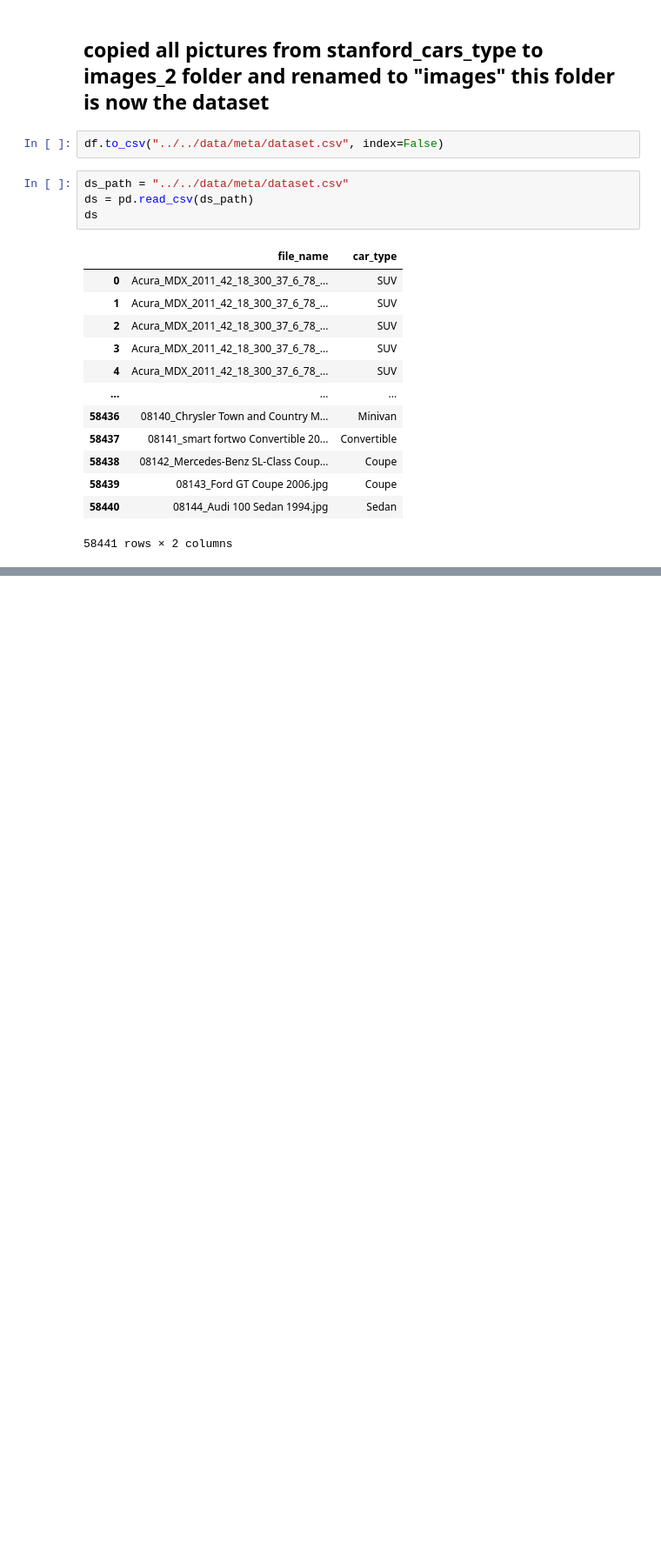
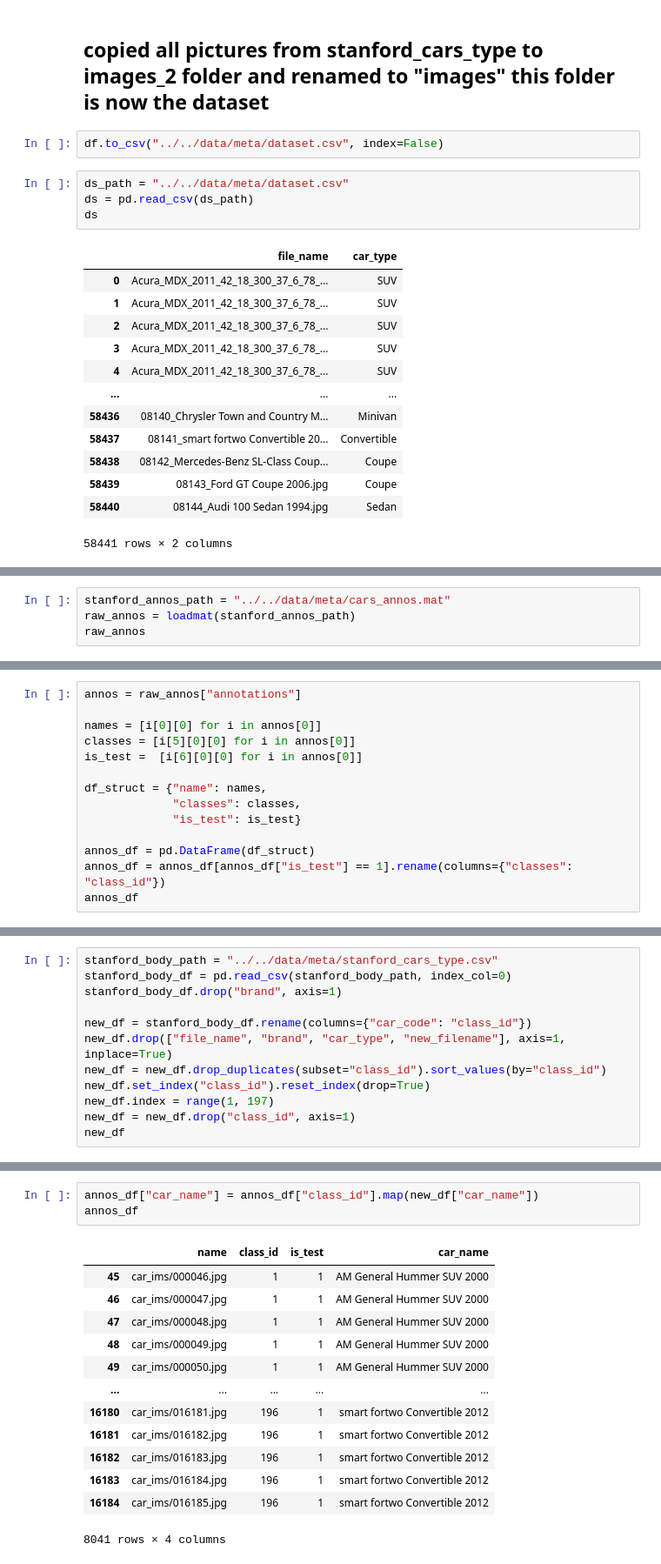
Before and after one commit to MrChriwo/car-body-prediction, a Jupyter notebook: services/data_labeling/Data_labeling.ipynb, the cells around one changed output, grey strips where cells are left out. Shown at 87% size. Saved outputs shown, nothing was run; the diff lists cells and outputs as text; blank space fills up the shorter version.

```diff
--- a/services/data_labeling/Data_labeling.ipynb
+++ b/services/data_labeling/Data_labeling.ipynb
@@ -378,0 +370,4 @@ ds
+# %%
+stanford_annos_path = "../../data/meta/cars_annos.mat"
+raw_annos = loadmat(stanford_annos_path)
+raw_annos
@@ -378,0 +392,14 @@ ds
+# %%
+annos = raw_annos["annotations"]
+
+names = [i[0][0] for i in annos[0]]
+classes = [i[5][0][0] for i in annos[0]]
+is_test =  [i[6][0][0] for i in annos[0]]
+
+df_struct = {"name": names,
+             "classes": classes,
+             "is_test": is_test}
+
+annos_df = pd.DataFrame(df_struct)
+annos_df = annos_df[annos_df["is_test"] == 1].rename(columns={"classes": "class_id"})
+annos_df
@@ -378,0 +420,12 @@ ds
+# %%
+stanford_body_path = "../../data/meta/stanford_cars_type.csv"
+stanford_body_df = pd.read_csv(stanford_body_path, index_col=0)
+stanford_body_df.drop("brand", axis=1)
+
+new_df = stanford_body_df.rename(columns={"car_code": "class_id"})
+new_df.drop(["file_name", "brand", "car_type", "new_filename"], axis=1, inplace=True)
+new_df = new_df.drop_duplicates(subset="class_id").sort_values(by="class_id")
+new_df.set_index("class_id").reset_index(drop=True)
+new_df.index = range(1, 197)
+new_df = new_df.drop("class_id", axis=1)
+new_df
@@ -378,0 +446,17 @@ ds
+# %%
+annos_df["car_name"] = annos_df["class_id"].map(new_df["car_name"])
+annos_df
+# %% [output]
+|  | name | class_id | is_test | car_name |
+| 45 | car_ims/000046.jpg | 1 | 1 | AM General Hummer SUV 2000 |
+| 46 | car_ims/000047.jpg | 1 | 1 | AM General Hummer SUV 2000 |
+| 47 | car_ims/000048.jpg | 1 | 1 | AM General Hummer SUV 2000 |
+| 48 | car_ims/000049.jpg | 1 | 1 | AM General Hummer SUV 2000 |
+| 49 | car_ims/000050.jpg | 1 | 1 | AM General Hummer SUV 2000 |
+| ... | ... | ... | ... | ... |
+| 16180 | car_ims/016181.jpg | 196 | 1 | smart fortwo Convertible 2012 |
+| 16181 | car_ims/016182.jpg | 196 | 1 | smart fortwo Convertible 2012 |
+| 16182 | car_ims/016183.jpg | 196 | 1 | smart fortwo Convertible 2012 |
+| 16183 | car_ims/016184.jpg | 196 | 1 | smart fortwo Convertible 2012 |
+| 16184 | car_ims/016185.jpg | 196 | 1 | smart fortwo Convertible 2012 |
+8041 rows × 4 columns
```
Also changed, not shown: parts of 9 cells of this notebook, 1 other file.
